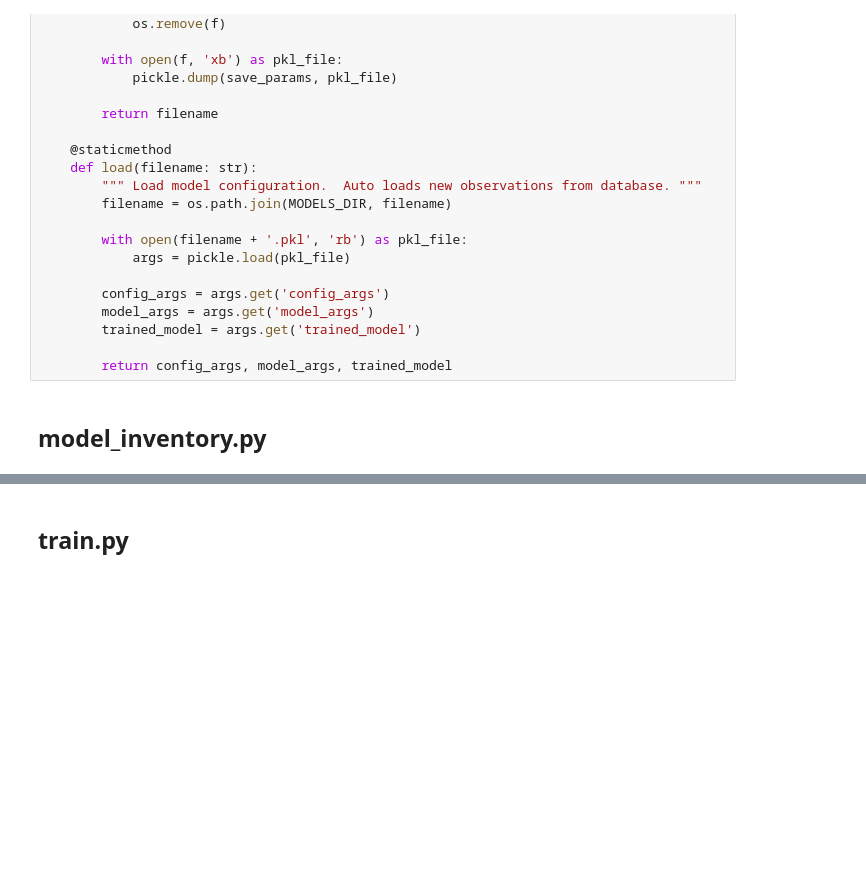
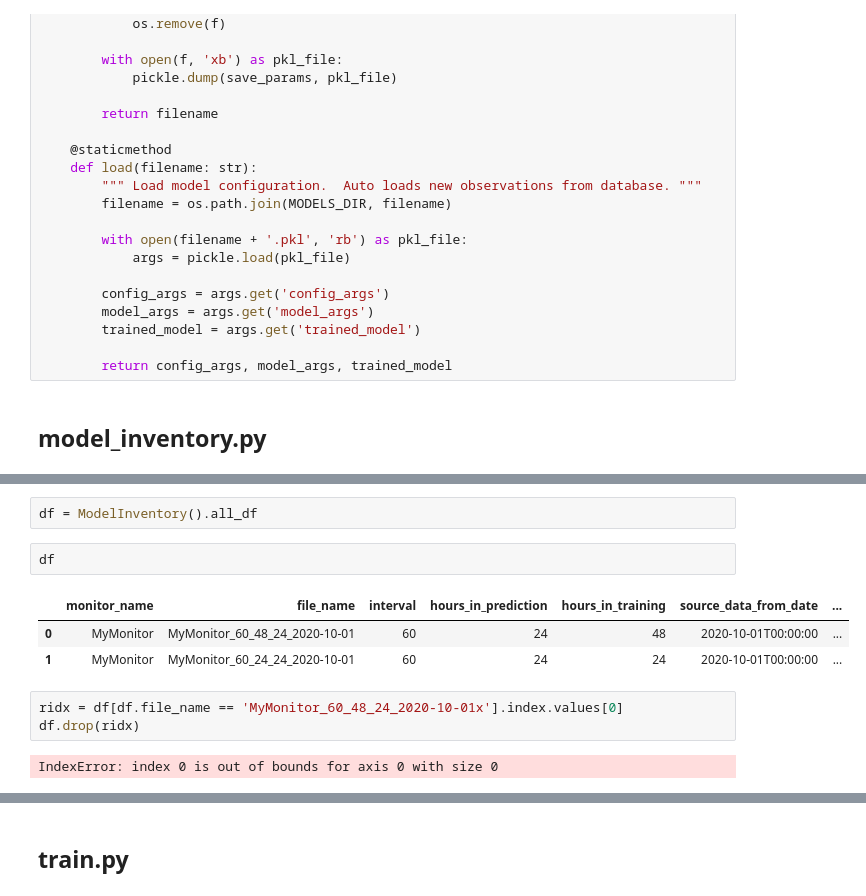
Before and after one commit to mcdomx/monitor, a Jupyter notebook: notebooks/monitor_forecastingv2.ipynb, the cells around one changed output, grey strips where cells are left out. Cells and saved outputs as stored; diff of their text form; blank space fills up the shorter version.

```diff
--- a/notebooks/monitor_forecastingv2.ipynb
+++ b/notebooks/monitor_forecastingv2.ipynb
@@ -430,0 +460,13 @@ ModelInventory.singleton = None
+# %%
+df = ModelInventory().all_df
+# %%
+df
+# %% [output]
+|  | monitor_name | file_name | interval | hours_in_prediction | hours_in_training | source_data_from_date | ... |
+| 0 | MyMonitor | MyMonitor_60_48_24_2020-10-01 | 60 | 24 | 48 | 2020-10-01T00:00:00 | ... |
+| 1 | MyMonitor | MyMonitor_60_24_24_2020-10-01 | 60 | 24 | 24 | 2020-10-01T00:00:00 | ... |
+# %%
+ridx = df[df.file_name == 'MyMonitor_60_48_24_2020-10-01x'].index.values[0]
+df.drop(ridx)
+# %% [output]
+IndexError: index 0 is out of bounds for axis 0 with size 0
```
Also changed, not shown: parts of 2 cells of this notebook, 24 other files.
